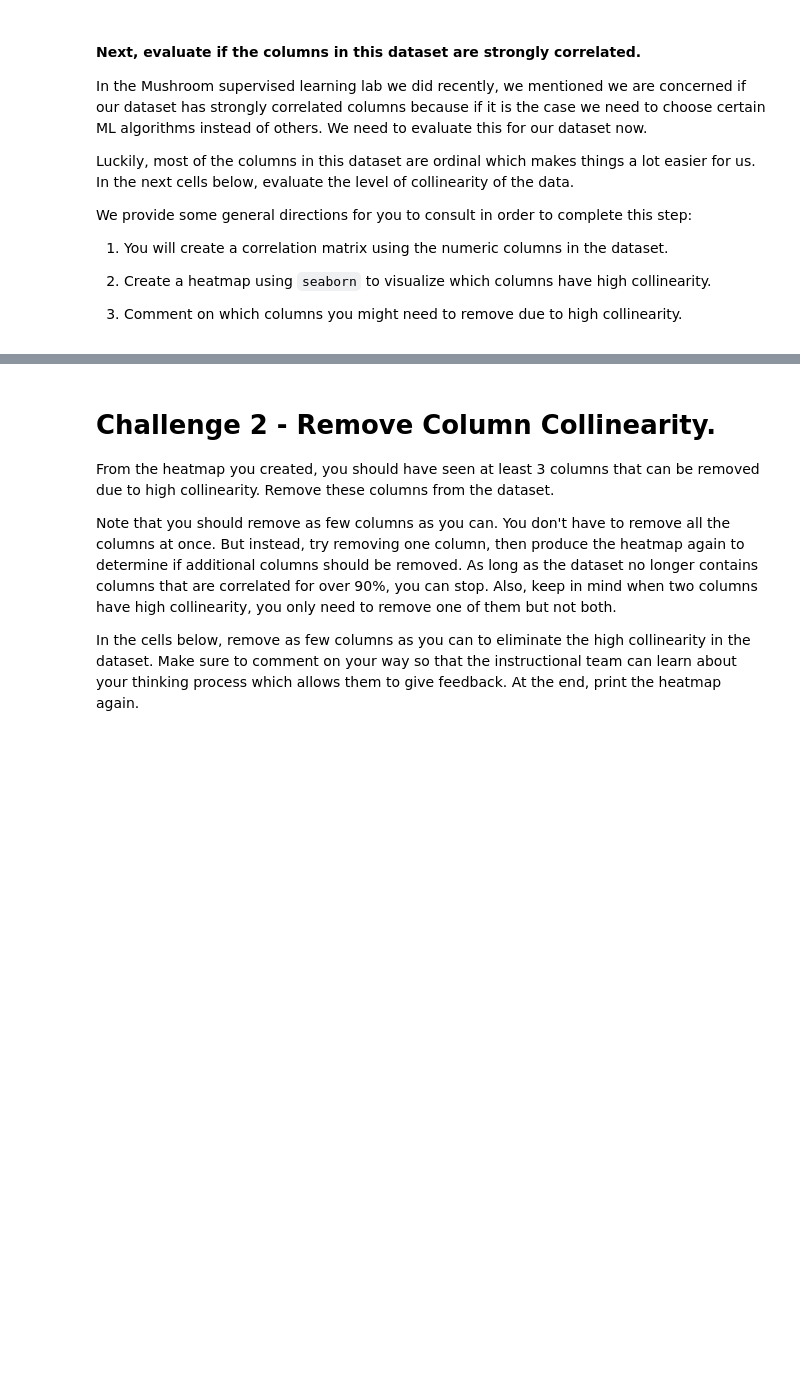
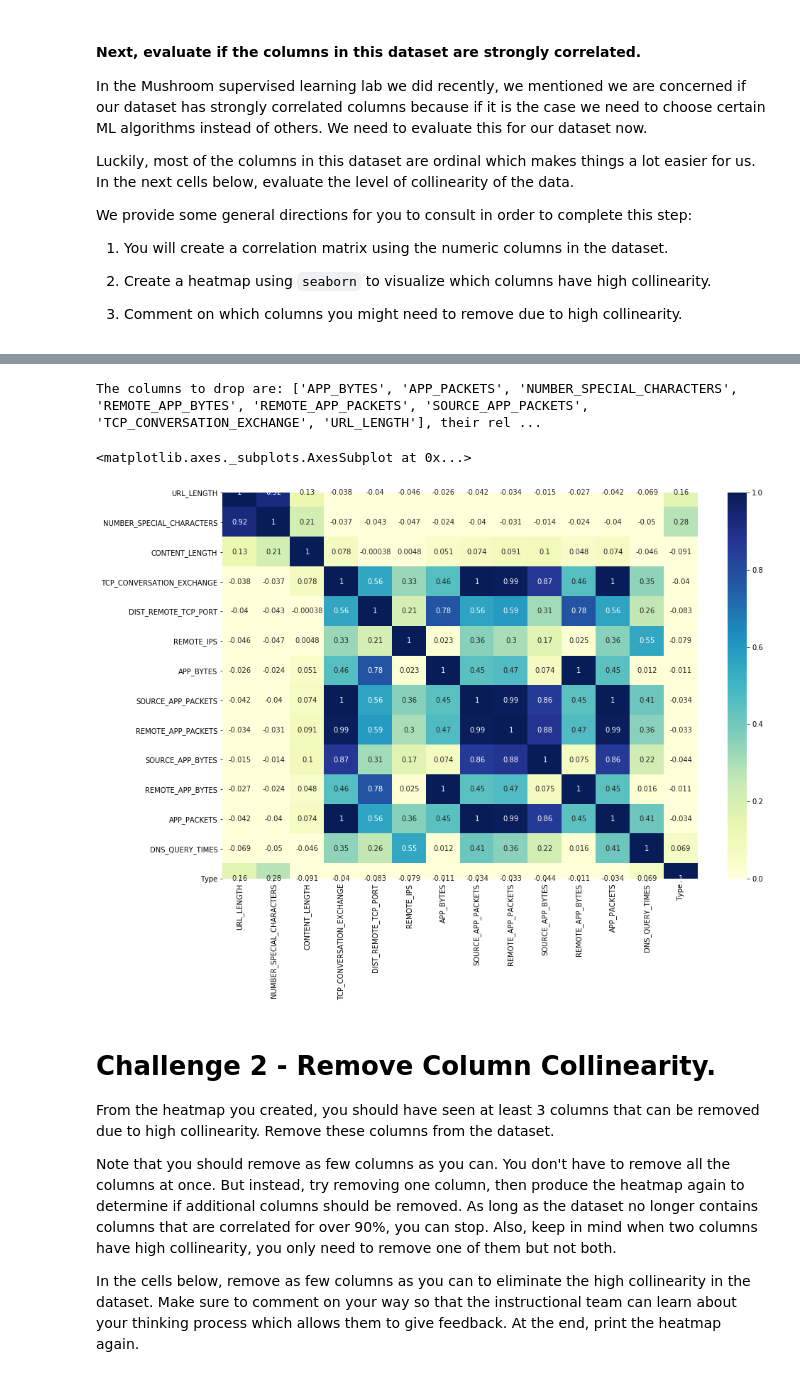
Before and after one commit to ta-datapt-bcn/lab-supervised-learning, a Jupyter notebook: your-code/main.ipynb, the cells around one changed output, grey strips where cells are left out. Cells and saved outputs as stored; diff of their text form; code cells hidden in the pictures; blank space fills up the shorter version.

```diff
--- a/your-code/main.ipynb
+++ b/your-code/main.ipynb
@@ -53,2 +132,23 @@ We provide some general directions for you to consult in order to complete this
+# %%
+def correlated_columns(df):
+    '''
+    Makes a correlation between the columns of the passed df and returns a set of the correlated columns
+    and the correlations between them.
+    input: df
+    output: set
+
+    '''
+    corr_matrix = df.corr().abs()
+    high_corr_var=np.where(corr_matrix>.90)
+    correlated =[(corr_matrix.columns[x],corr_matrix.columns[y]) for x,y in zip(*high_corr_var) if x!=y and x<y]
+    to_drop = [item for t in correlated for item in t]
+    print(f'The columns to drop are: {sorted(set(to_drop))}, their relationship is: {correlated}')
+    plt.figure(figsize=(15,10))
+    return sns.heatmap(df.corr(), cmap="YlGnBu", annot =True, vmin=0, vmax=1)
 # %%
-# Your code here
+#Your comment here
+correlated_columns(websites)
+# %% [output]
+The columns to drop are: ['APP_BYTES', 'APP_PACKETS', 'NUMBER_SPECIAL_CHARACTERS', 'REMOTE_APP_BYTES', 'REMOTE_APP_PACKETS', 'SOURCE_APP_PACKETS', 'TCP_CONVERSATION_EXCHANGE', 'URL_LENGTH'], their rel ...
+<matplotlib.axes._subplots.AxesSubplot at 0x...>
+[figure, added]
```
Also changed, not shown: parts of 67 cells of this notebook.
